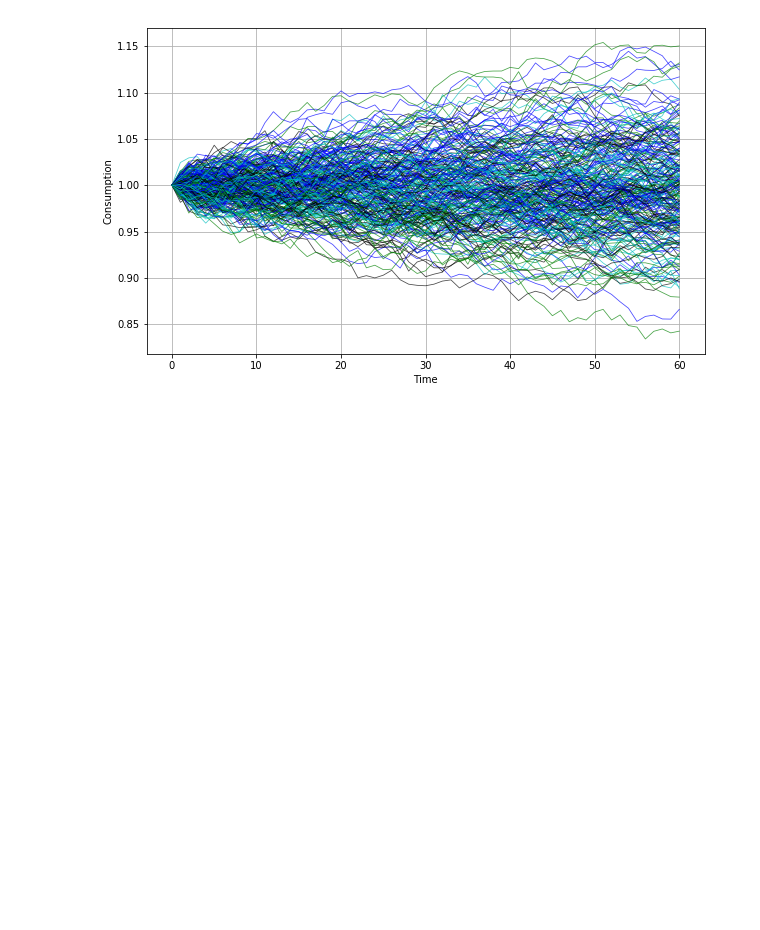
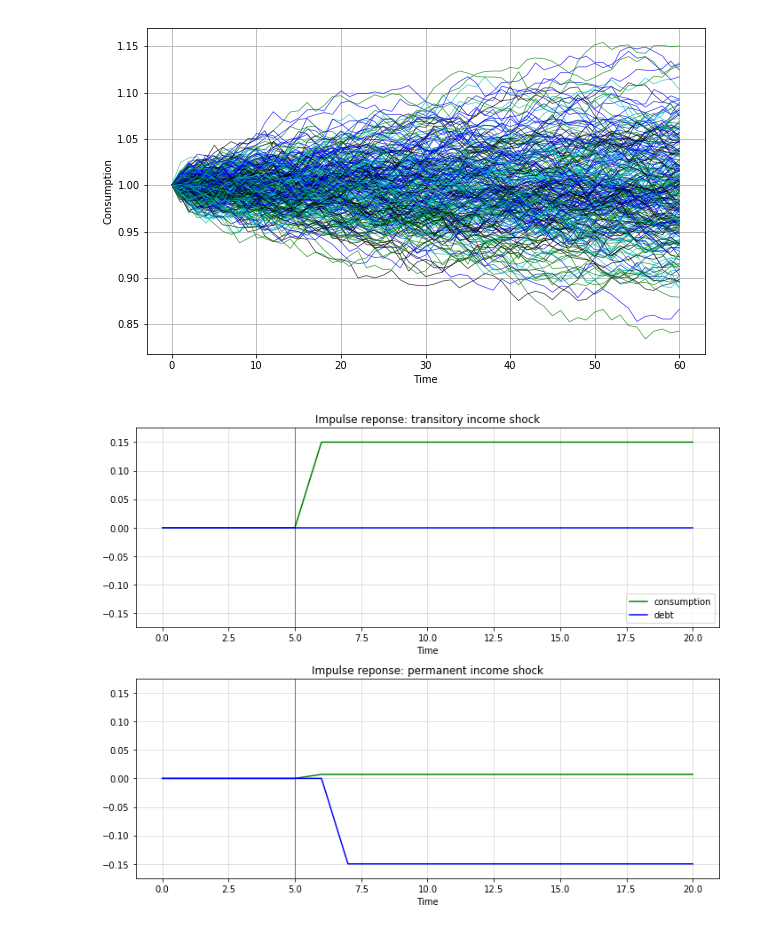
Before and after one commit to PanPip/QuantEcon_Tasks, a Jupyter notebook: LQ_control.ipynb, the cells around one changed output. Drawn from its saved outputs; the diff is of its cells as text; code cells hidden in the pictures; blank space fills up the shorter version.

Commit message:
Finished lesson on Optimal Savings I: The Permanent Income Model

```diff
--- a/LQ_control.ipynb
+++ b/LQ_control.ipynb
@@ -393,3 +393,46 @@ ax.set(xlabel='Time', ylabel='Consumption')
 plt.show()
 # %% [output]
 [figure]
+# %%
+r = 0.05
+β = 1 / (1 + r)
+S = 5   # Impulse date
+σ1 = σ2 = 0.15
+
+@njit
+def time_path(T, permanent=False):
+    "Time path of consumption and debt given shock sequence"
+    w1 = np.zeros(T+1)
+    w2 = np.zeros(T+1)
+    b = np.zeros(T+1)
+    c = np.zeros(T+1)
+    if permanent:
+        w1[S+1] = 1.0
+    else:
+        w2[S+1] = 1.0
+    for t in range(1, T):
+        b[t+1] = b[t] - σ2 * w2[t]
+        c[t+1] = c[t] + σ1 * w1[t+1] + (1 - β) * σ2 * w2[t+1]
+    return b, c
+
+
+fig, axes = plt.subplots(2, 1, figsize=(10, 8))
+titles = ['transitory', 'permanent']
+
+L = 0.175
+
+for ax, truefalse, title in zip(axes, (True, False), titles):
+    b, c = time_path(T=20, permanent=truefalse)
+    ax.set_title(f'Impulse reponse: {title} income shock')
+    ax.plot(c, 'g-', label="consumption")
+    ax.plot(b, 'b-', label="debt")
+    ax.plot((S, S), (-L, L), 'k-', lw=0.5)
+    ax.grid(alpha=0.5)
+    ax.set(xlabel=r'Time', ylim=(-L, L))
+
+axes[0].legend(loc='lower right')
+
+plt.tight_layout()
+plt.show()
+# %% [output]
+[figure, added]
```
